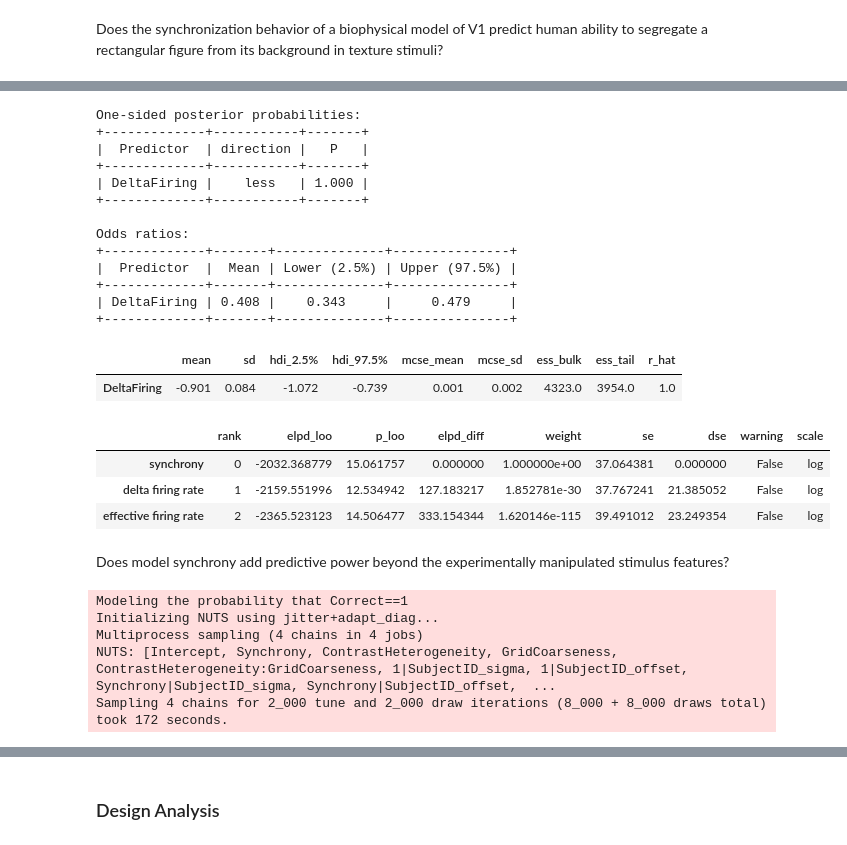
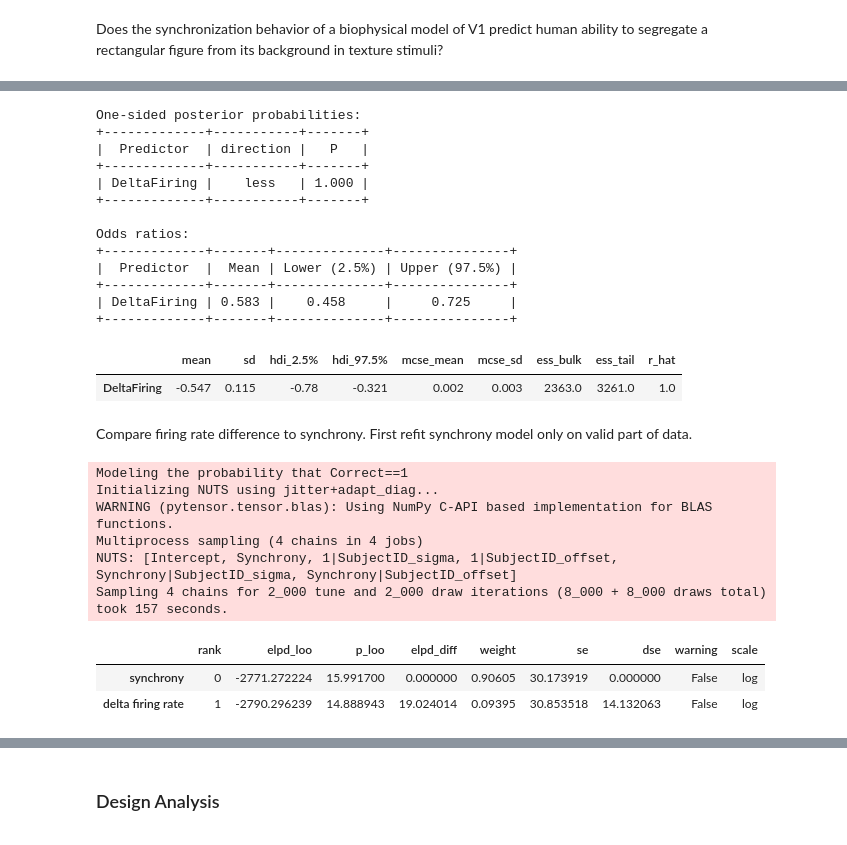
Before and after one commit to ccnmaastricht/NeuralSynchrony-FigureGround, a Jupyter notebook: notebooks/statistics_session1.ipynb, the cells around one changed output, grey strips where cells are left out. Drawn from its saved outputs; the diff is of its cells as text; code cells hidden in the pictures.

```diff
--- a/notebooks/statistics_session1.ipynb
+++ b/notebooks/statistics_session1.ipynb
@@ -32,7 +31,6 @@ emp_at_file = os.path.join(data_folder, 'Experiment.csv')
 # %%
 # Load the simulations results and the empirical data
 sync_results = np.load(sync_at_file)
-#sync_results = np.load(hires_files)[-1,:,::7,::7]
 sync_results_vector = sync_results.mean(axis=0).flatten()
 
 
@@ -43,9 +41,8 @@ delta_results = effective_results - np.expand_dims(reference, 2)
 delta_vector = delta_results.mean(axis=0).flatten()
 
 
-
+# Get the data for the first session
 data = load_data(emp_at_file)
-# Get the data for the first session
 data = get_session_data(data, 1)
 
 
@@ -54,6 +51,8 @@ data['Synchrony'] = data['Condition'].apply(lambda x: sync_results_vector[x-1])
 data['EffectiveFiring'] = data['Condition'].apply(lambda x: effective_vector[x-1])
 data['DeltaFiring'] = data['Condition'].apply(lambda x: delta_vector[x-1])
 
-data = data[data['ContrastHeterogeneity'] != 1].copy()
+data_valid = data[data['ContrastHeterogeneity'] != 1].copy()
 
-data = zscore_data(data, ['ContrastHeterogeneity', 'GridCoarseness', 'Synchrony', 'EffectiveFiring', 'DeltaFiring'])
+# Z-score relevant columns
+data = zscore_data(data, ['ContrastHeterogeneity', 'GridCoarseness', 'Synchrony', 'EffectiveFiring'])
+data_valid = zscore_data(data_valid, ['Synchrony', 'EffectiveFiring', 'DeltaFiring'])
@@ -92,23 +81,9 @@ model_effective = bmb.Model(
 
 model_delta = bmb.Model(
     "Correct ~ 1 + DeltaFiring + (1 + DeltaFiring | SubjectID)",
-    data=data,
+    data=data_valid,
     family="bernoulli"
 )
-
-# Full model (features + mechanism)
-model_full = bmb.Model(
-    "Correct ~ 1 + Synchrony + ContrastHeterogeneity * GridCoarseness + (1 + Synchrony + ContrastHeterogeneity * GridCoarseness|SubjectID)",
-    data=data,
-    family="bernoulli"
-)
-
-# Model V1 (Synchrony in V1 model as function of features)
-model_v1 = bmb.Model(
-    "Synchrony ~ 1 + ContrastHeterogeneity * GridCoarseness + (1 + ContrastHeterogeneity * GridCoarseness | SubjectID)",
-    data=data,
-    family="gaussian"
-)
 # %% [markdown]
 Are the factors that determine synchrony among coupled oscillators (frequency detuning and coupling strength) predictive of human ability to segregate a rectangular figure from its background in texture stimuli?
 # %%
@@ -280,32 +263,37 @@ Odds ratios:
 +-------------+-------+--------------+---------------+
 |  Predictor  |  Mean | Lower (2.5%) | Upper (97.5%) |
 +-------------+-------+--------------+---------------+
-| DeltaFiring | 0.408 |    0.343     |     0.479     |
+| DeltaFiring | 0.583 |    0.458     |     0.725     |
 +-------------+-------+--------------+---------------+
 |  | mean | sd | hdi_2.5% | hdi_97.5% | mcse_mean | mcse_sd | ess_bulk | ess_tail | r_hat |
-| DeltaFiring | -0.901 | 0.084 | -1.072 | -0.739 | 0.001 | 0.002 | 4323.0 | 3954.0 | 1.0 |
+| DeltaFiring | -0.547 | 0.115 | -0.78 | -0.321 | 0.002 | 0.003 | 2363.0 | 3261.0 | 1.0 |
+# %% [markdown]
+Compare firing rate difference to synchrony. First refit synchrony model only on valid part of data.
+# %%
+model_sync_valid = bmb.Model(
+    "Correct ~ 1 + Synchrony + (1 + Synchrony | SubjectID)",
+    data=data_valid,
+    family="bernoulli"
+)
+
+idata_sync_valid = model_sync_valid.fit(
+    draws=2000, tune=2000, target_accept=0.95,
+    idata_kwargs={"log_likelihood": True}, progressbar=False
+)
+# %% [output]
+Modeling the probability that Correct==1
+Initializing NUTS using jitter+adapt_diag...
+WARNING (pytensor.tensor.blas): Using NumPy C-API based implementation for BLAS functions.
+Multiprocess sampling (4 chains in 4 jobs)
+NUTS: [Intercept, Synchrony, 1|SubjectID_sigma, 1|SubjectID_offset, Synchrony|SubjectID_sigma, Synchrony|SubjectID_offset]
+Sampling 4 chains for 2_000 tune and 2_000 draw iterations (8_000 + 8_000 draws total) took 157 seconds.
 # %%
 # Compare models (LOO)
 az.compare({
-    "synchrony": idata_sync,
-    "effective firing rate": idata_effective,
+    "synchrony": idata_sync_valid,
     "delta firing rate": idata_delta,
 }, method="BB-pseudo-BMA")
 # %% [output]
 |  | rank | elpd_loo | p_loo | elpd_diff | weight | se | dse | warning | scale |
-| synchrony | 0 | -2032.368779 | 15.061757 | 0.000000 | 1.000000e+00 | 37.064381 | 0.000000 | False | log |
-| delta firing rate | 1 | -2159.551996 | 12.534942 | 127.183217 | 1.852781e-30 | 37.767241 | 21.385052 | False | log |
-| effective firing rate | 2 | -2365.523123 | 14.506477 | 333.154344 | 1.620146e-115 | 39.491012 | 23.249354 | False | log |
+| synchrony | 0 | -2771.272224 | 15.991700 | 0.000000 | 0.90605 | 30.173919 | 0.000000 | False | log |
+| delta firing rate | 1 | -2790.296239 | 14.888943 | 19.024014 | 0.09395 | 30.853518 | 14.132063 | False | log |
-# %% [markdown]
-Does model synchrony add predictive power beyond the experimentally manipulated stimulus features?
-# %%
-idata_full = model_full.fit(
-    draws=2000, tune=2000, target_accept=0.95,
-    idata_kwargs={"log_likelihood": True}, progressbar=False
-)
-# %% [output]
-Modeling the probability that Correct==1
-Initializing NUTS using jitter+adapt_diag...
-Multiprocess sampling (4 chains in 4 jobs)
-NUTS: [Intercept, Synchrony, ContrastHeterogeneity, GridCoarseness, ContrastHeterogeneity:GridCoarseness, 1|SubjectID_sigma, 1|SubjectID_offset, Synchrony|SubjectID_sigma, Synchrony|SubjectID_offset,  ...
-Sampling 4 chains for 2_000 tune and 2_000 draw iterations (8_000 + 8_000 draws total) took 172 seconds.
```
Also changed, not shown: parts of 18 cells of this notebook.
